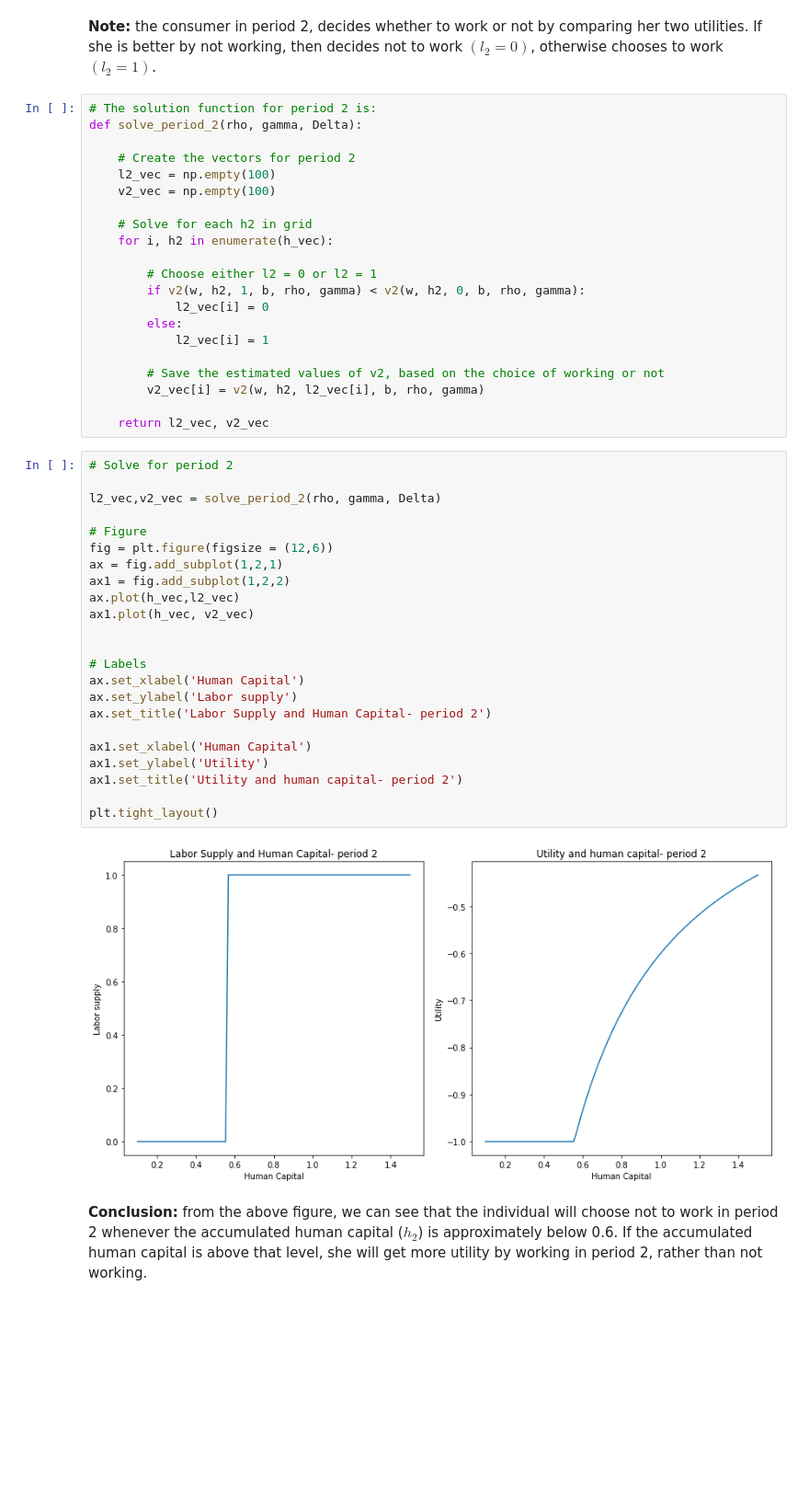
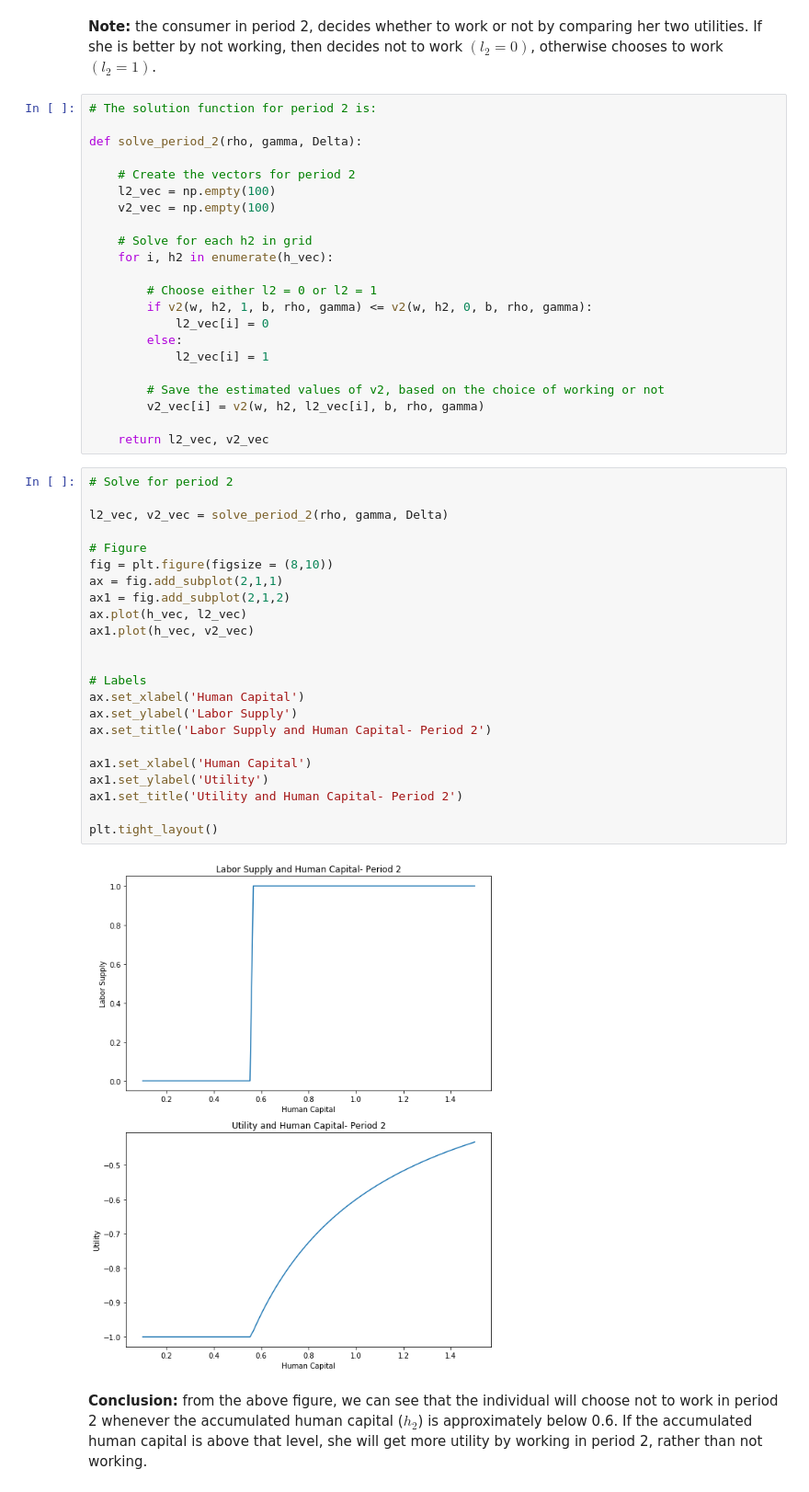
Before and after one commit to NumEconCopenhagen/projects-2019-bcg, a Jupyter notebook: examproject/exam_2019.ipynb, the cells around one changed output. Shown at 92% size. Cells and saved outputs as stored; diff of their text form; blank space fills up the shorter version.

```diff
--- a/examproject/exam_2019.ipynb
+++ b/examproject/exam_2019.ipynb
@@ -143,6 +147,7 @@ def v1(h1, l1, v2_interp, Delta, w, b, rho, gamma, beta):
 **Note:** the consumer in period 2, decides whether to work or not by comparing her two utilities. If she is better by not working, then decides not to work $(l_{2}=0)$, otherwise chooses to work $(l_{2}=1)$.
 # %%
 # The solution function for period 2 is:
+
 def solve_period_2(rho, gamma, Delta):
 
     # Create the vectors for period 2
@@ -153,7 +158,7 @@ def solve_period_2(rho, gamma, Delta):
     for i, h2 in enumerate(h_vec):
 
         # Choose either l2 = 0 or l2 = 1
-        if v2(w, h2, 1, b, rho, gamma) < v2(w, h2, 0, b, rho, gamma):
+        if v2(w, h2, 1, b, rho, gamma) <= v2(w, h2, 0, b, rho, gamma):
             l2_vec[i] = 0
         else:
             l2_vec[i] = 1
@@ -165,28 +170,28 @@ def solve_period_2(rho, gamma, Delta):
 # %%
 # Solve for period 2
 
-l2_vec,v2_vec = solve_period_2(rho, gamma, Delta)
+l2_vec, v2_vec = solve_period_2(rho, gamma, Delta)
 
 # Figure
-fig = plt.figure(figsize = (12,6))
-ax = fig.add_subplot(1,2,1)
-ax1 = fig.add_subplot(1,2,2)
-ax.plot(h_vec,l2_vec)
+fig = plt.figure(figsize = (8,10))
+ax = fig.add_subplot(2,1,1)
+ax1 = fig.add_subplot(2,1,2)
+ax.plot(h_vec, l2_vec)
 ax1.plot(h_vec, v2_vec)
 
 
 # Labels
 ax.set_xlabel('Human Capital')
-ax.set_ylabel('Labor supply')
-ax.set_title('Labor Supply and Human Capital- period 2')
+ax.set_ylabel('Labor Supply')
+ax.set_title('Labor Supply and Human Capital- Period 2')
 
 ax1.set_xlabel('Human Capital')
 ax1.set_ylabel('Utility')
-ax1.set_title('Utility and human capital- period 2')
+ax1.set_title('Utility and Human Capital- Period 2')
 
 plt.tight_layout()
 # %% [output]
-[figure, old version]
+[figure, new version]
 # %% [markdown]
 **Conclusion:** from the above figure, we can see that the individual will choose not to work in period 2 whenever the accumulated human capital ($h_2{}$) is approximately below 0.6. If the accumulated human capital is above that level, she will get more utility by working in period 2, rather than not working.
 # %% [markdown]
```
Also changed, not shown: parts of 28 cells of this notebook.
